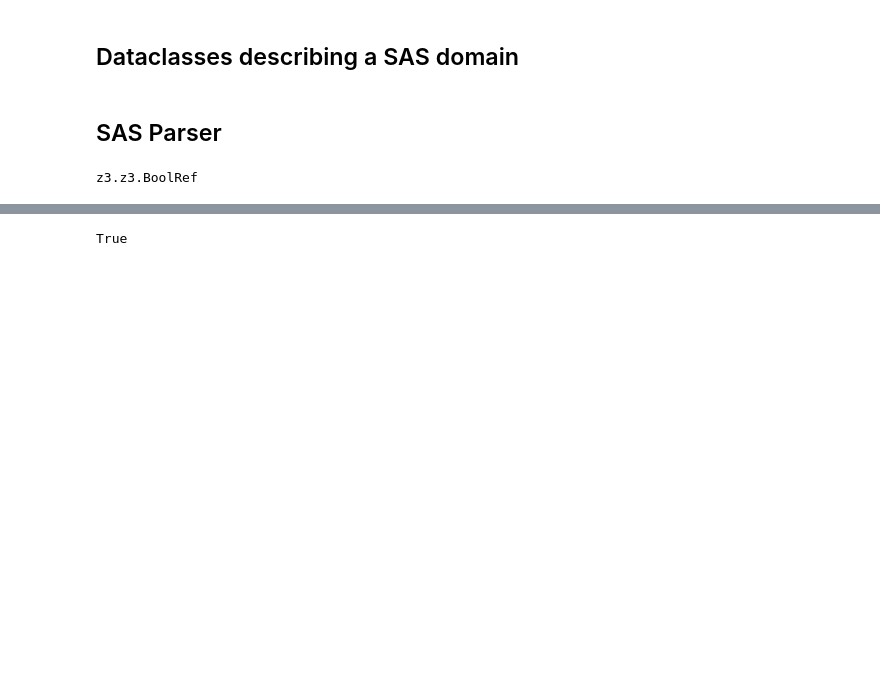
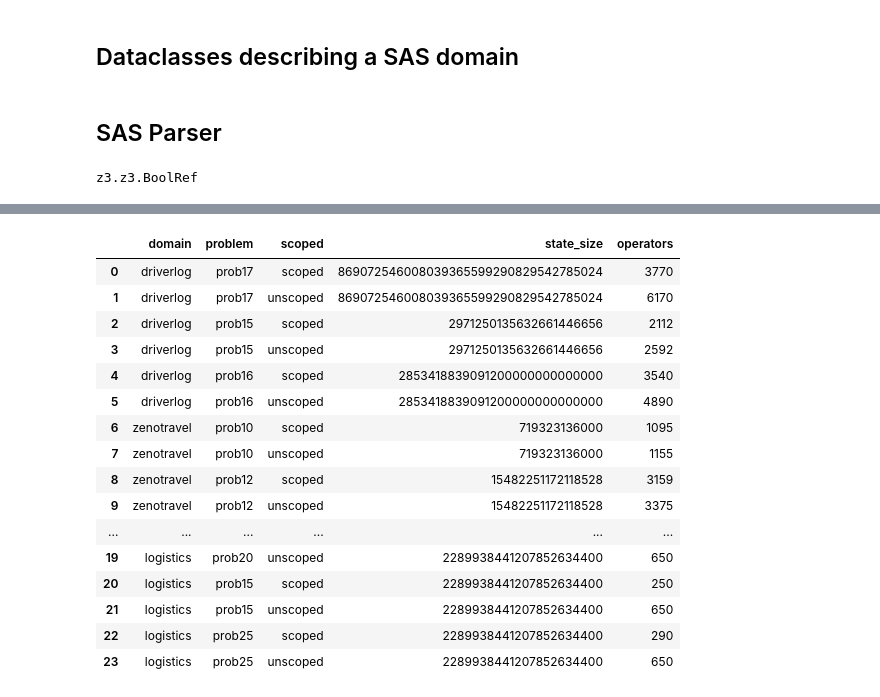
Before and after one commit to h2r/Task-Scoping, a Jupyter notebook: oo_scoping/sas/nbs/parse_sas.ipynb, the cells around one changed output, grey strips where cells are left out. Cells and saved outputs as stored; diff of their text form; code cells hidden in the pictures; blank space fills up the shorter version.

Commit message:
SAS domain sizes

```diff
--- a/oo_scoping/sas/nbs/parse_sas.ipynb
+++ b/oo_scoping/sas/nbs/parse_sas.ipynb
@@ -601,12 +582,55 @@ Done! [0.550s CPU, 2.075s wall-clock]
 # %%
 
-parser = SasParser(pth=pth_sas_in)
-parser.parse()
+# parser = SasParser(pth=pth_sas_in)
+# parser.parse()
 
-s_sas_out = parser.generate_sas()
-with open(add_pre_extension(pth_sas_in, "regen"), "w") as f:
-    f.write(s_sas_out)
+# s_sas_out = parser.generate_sas()
+# with open(add_pre_extension(pth_sas_in, "regen"), "w") as f:
+#     f.write(s_sas_out)
 
-print(s_sas_out == parser.s_sas)
+# print(s_sas_out == parser.s_sas)
-# %% [output]
-True
+# %%
+import math
+import pandas as pd
+rows = []
+fd_logs_dir = "ignore/logs/fd/lmcut/examples/IPC_domains_propositional"
+fd_domains = [x for x in  os.listdir(fd_logs_dir) if os.path.isdir(f"{fd_logs_dir}/{x}")]
+for domain in fd_domains:
+    pth_dom = os.path.join(fd_logs_dir, domain)
+    # print(pth_dom)
+    probs = [x for x in os.listdir(pth_dom) if os.path.isdir(os.path.join(pth_dom, x))]
+    for prob in probs:
+        pth_prob = os.path.join(pth_dom, prob)
+        # print(prob)
+        # print(pth_prob)
+        pth_scoped = os.path.join(pth_prob, "0/unscoped2_scoped.sas")
+        pth_unscoped = os.path.join(pth_prob, "0/unscoped2.sas")
+        parser_scoped = SasParser(pth=pth_scoped)
+        parser_scoped.parse()
+        state_size_scoped = math.prod([v.range for v in parser_scoped.sas_vars])
+        rows.append([domain, prob, "scoped", state_size_scoped, len(parser_scoped.operators)])
+        parser_unscoped = SasParser(pth=pth_unscoped)
+        parser_unscoped.parse()
+        state_size_unscoped = math.prod([v.range for v in parser_unscoped.sas_vars])
+        rows.append([domain, prob, "unscoped", state_size_unscoped, len(parser_unscoped.operators)])
+df = pd.DataFrame(columns=["domain", "problem", "scoped", "state_size", "operators"], data=rows)
+display(df)
+df.to_csv("domain_sizes.csv", index=False)
+# %% [output]
+|  | domain | problem | scoped | state_size | operators |
+| 0 | driverlog | prob17 | scoped | 869072546008039365599290829542785024 | 3770 |
+| 1 | driverlog | prob17 | unscoped | 869072546008039365599290829542785024 | 6170 |
+| 2 | driverlog | prob15 | scoped | 2971250135632661446656 | 2112 |
+| 3 | driverlog | prob15 | unscoped | 2971250135632661446656 | 2592 |
+| 4 | driverlog | prob16 | scoped | 2853418839091200000000000000 | 3540 |
+| 5 | driverlog | prob16 | unscoped | 2853418839091200000000000000 | 4890 |
+| 6 | zenotravel | prob10 | scoped | 719323136000 | 1095 |
+| 7 | zenotravel | prob10 | unscoped | 719323136000 | 1155 |
+| 8 | zenotravel | prob12 | scoped | 15482251172118528 | 3159 |
+| 9 | zenotravel | prob12 | unscoped | 15482251172118528 | 3375 |
+| ... | ... | ... | ... | ... | ... |
+| 19 | logistics | prob20 | unscoped | 2289938441207852634400 | 650 |
+| 20 | logistics | prob15 | scoped | 2289938441207852634400 | 250 |
+| 21 | logistics | prob15 | unscoped | 2289938441207852634400 | 650 |
+| 22 | logistics | prob25 | scoped | 2289938441207852634400 | 290 |
+| 23 | logistics | prob25 | unscoped | 2289938441207852634400 | 650 |
```
Also changed, not shown: parts of 1 cell of this notebook, 1 other file.
